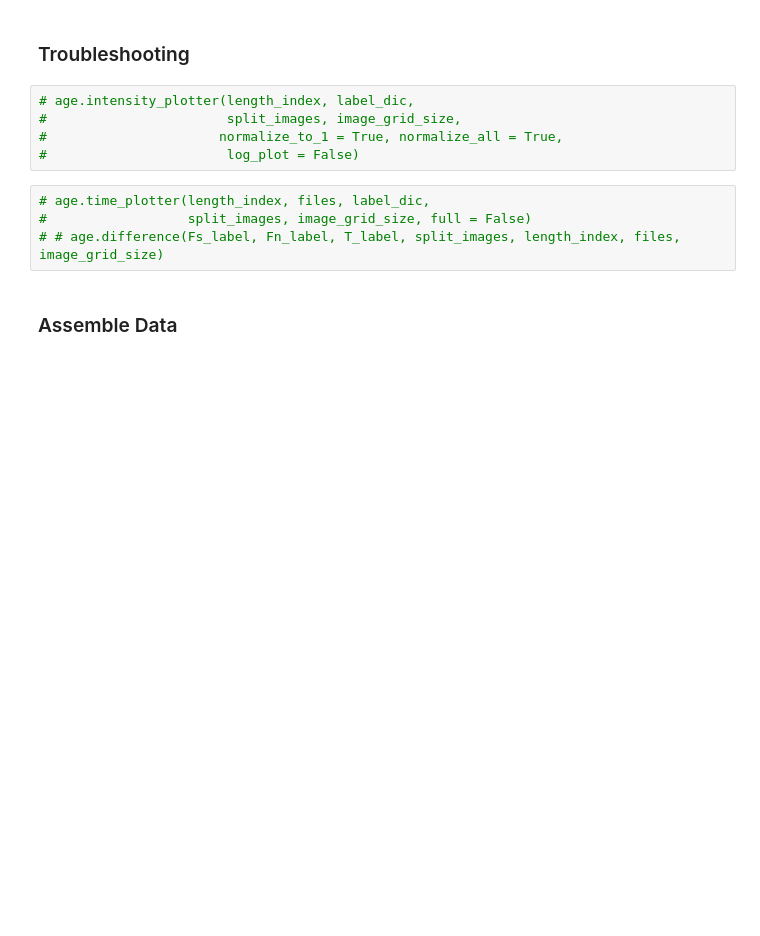
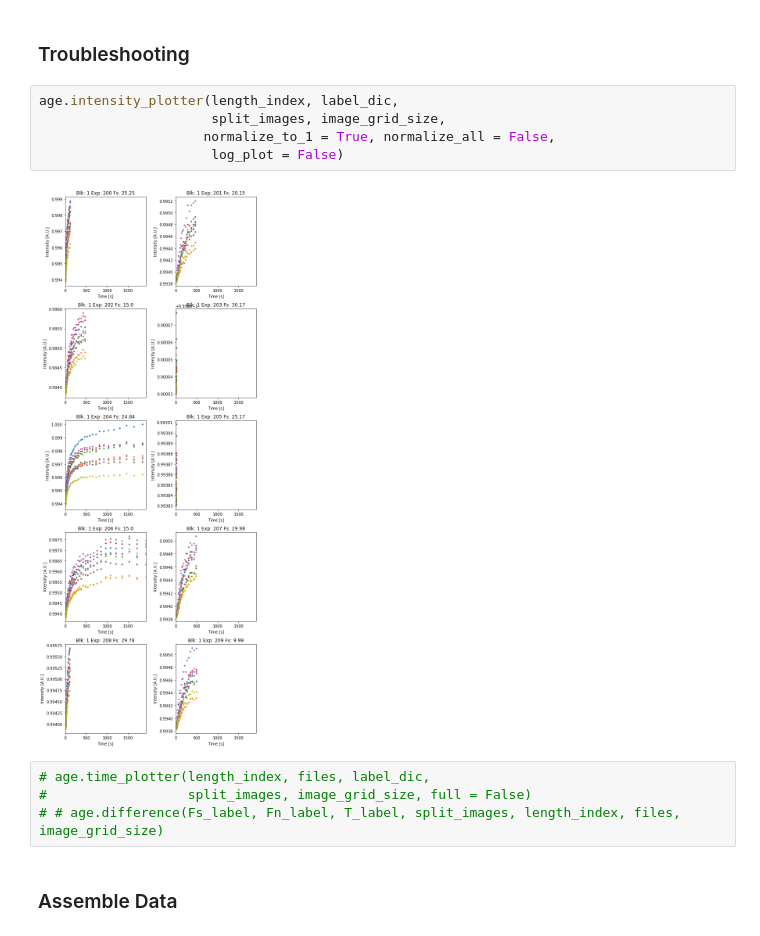
Before and after one commit to santi921/AM216Final2019, a Jupyter notebook: Cuccia_NN.ipynb, the cells around one changed output. Drawn from its saved outputs; the diff is of its cells as text; blank space fills up the shorter version.

```diff
--- a/Cuccia_NN.ipynb
+++ b/Cuccia_NN.ipynb
@@ -75,10 +75,12 @@ D:/MLdata/18-01-09d-Exp/Extract Data/ML_block1_Exp279.mat
 # %% [markdown]
 ### Troubleshooting
 # %%
-# age.intensity_plotter(length_index, label_dic,
-#                       split_images, image_grid_size,
-#                      normalize_to_1 = True, normalize_all = True,
-#                       log_plot = False)
+age.intensity_plotter(length_index, label_dic,
+                      split_images, image_grid_size,
+                     normalize_to_1 = True, normalize_all = False,
+                      log_plot = False)
+# %% [output]
+[figure, added]
 # %%
 # age.time_plotter(length_index, files, label_dic,
 #                  split_images, image_grid_size, full = False)
```
Also changed, not shown: parts of 9 cells of this notebook, 1 other file.
